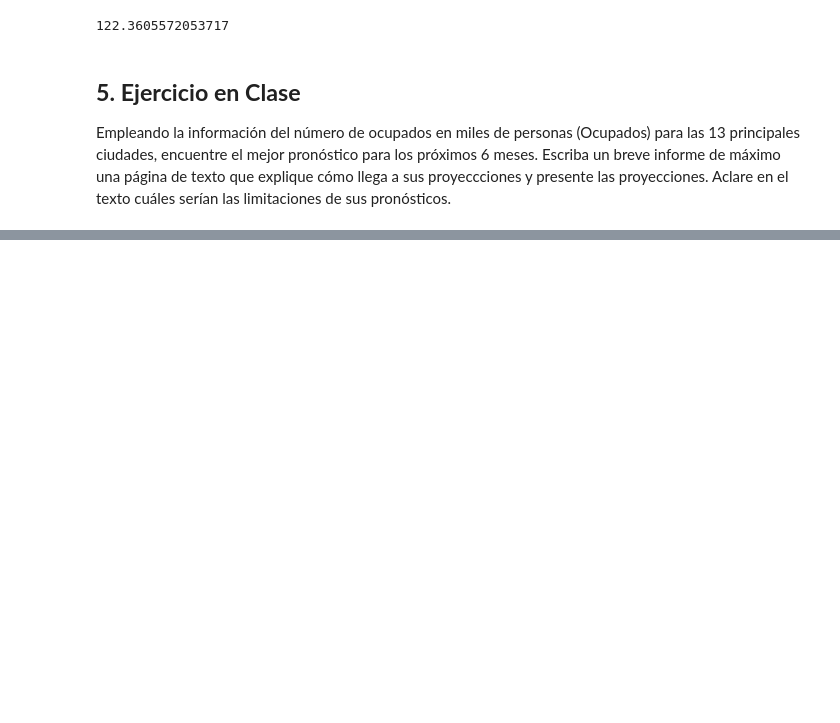
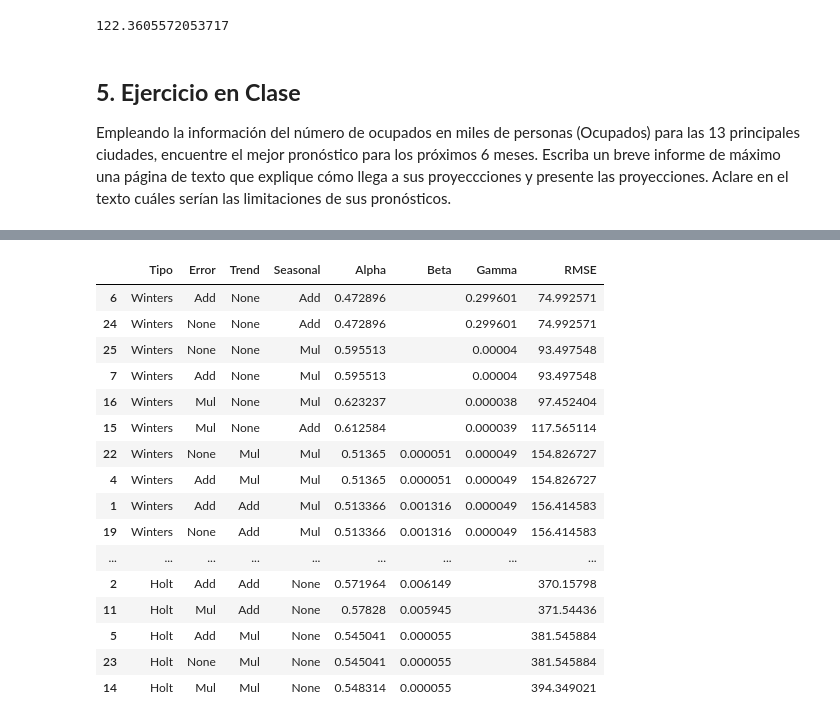
Before and after one commit to ajapontes/FDA_2_Taller_1, a Jupyter notebook: Pronostico Ocupados.ipynb, the cells around one changed output, grey strips where cells are left out. Cells and saved outputs as stored; diff of their text form; code cells hidden in the pictures; blank space fills up the shorter version.

```diff
--- a/Pronostico Ocupados.ipynb
+++ b/Pronostico Ocupados.ipynb
@@ -571,0 +564,21 @@ ValueError: If not None, seasonal must be one of: 'add', 'mul', 'additive', 'mul
+# %%
+df_sorted = df.sort_values('RMSE')
+df_sorted
+# %% [output]
+|  | Tipo | Error | Trend | Seasonal | Alpha | Beta | Gamma | RMSE |
+| 6 | Winters | Add | None | Add | 0.472896 |  | 0.299601 | 74.992571 |
+| 24 | Winters | None | None | Add | 0.472896 |  | 0.299601 | 74.992571 |
+| 25 | Winters | None | None | Mul | 0.595513 |  | 0.00004 | 93.497548 |
+| 7 | Winters | Add | None | Mul | 0.595513 |  | 0.00004 | 93.497548 |
+| 16 | Winters | Mul | None | Mul | 0.623237 |  | 0.000038 | 97.452404 |
+| 15 | Winters | Mul | None | Add | 0.612584 |  | 0.000039 | 117.565114 |
+| 22 | Winters | None | Mul | Mul | 0.51365 | 0.000051 | 0.000049 | 154.826727 |
+| 4 | Winters | Add | Mul | Mul | 0.51365 | 0.000051 | 0.000049 | 154.826727 |
+| 1 | Winters | Add | Add | Mul | 0.513366 | 0.001316 | 0.000049 | 156.414583 |
+| 19 | Winters | None | Add | Mul | 0.513366 | 0.001316 | 0.000049 | 156.414583 |
+| ... | ... | ... | ... | ... | ... | ... | ... | ... |
+| 2 | Holt | Add | Add | None | 0.571964 | 0.006149 |  | 370.15798 |
+| 11 | Holt | Mul | Add | None | 0.57828 | 0.005945 |  | 371.54436 |
+| 5 | Holt | Add | Mul | None | 0.545041 | 0.000055 |  | 381.545884 |
+| 23 | Holt | None | Mul | None | 0.545041 | 0.000055 |  | 381.545884 |
+| 14 | Holt | Mul | Mul | None | 0.548314 | 0.000055 |  | 394.349021 |
```
Also changed, not shown: parts of 20 cells of this notebook.
